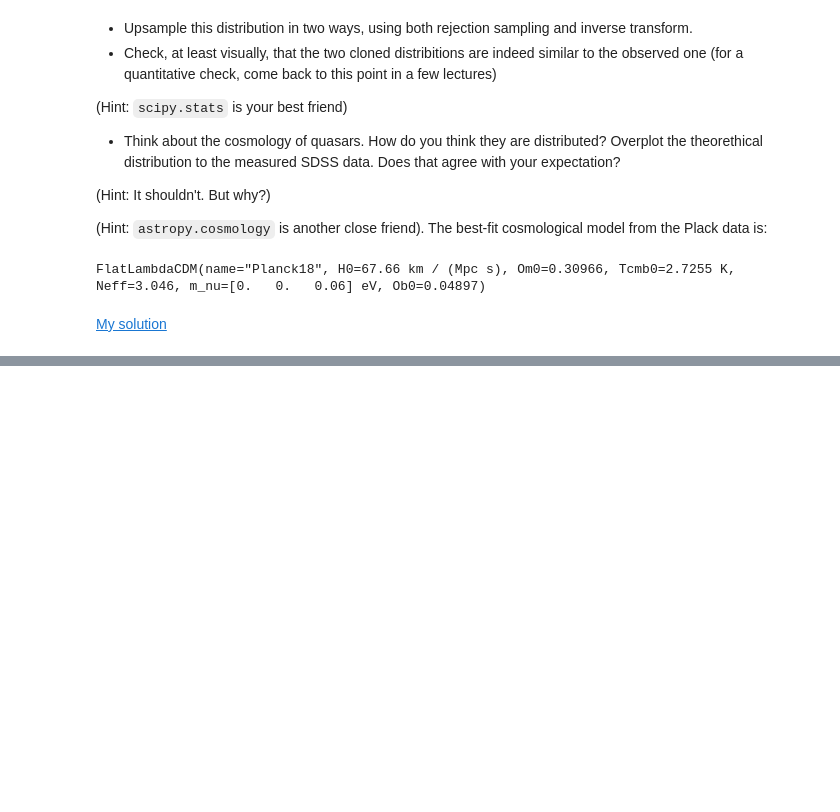
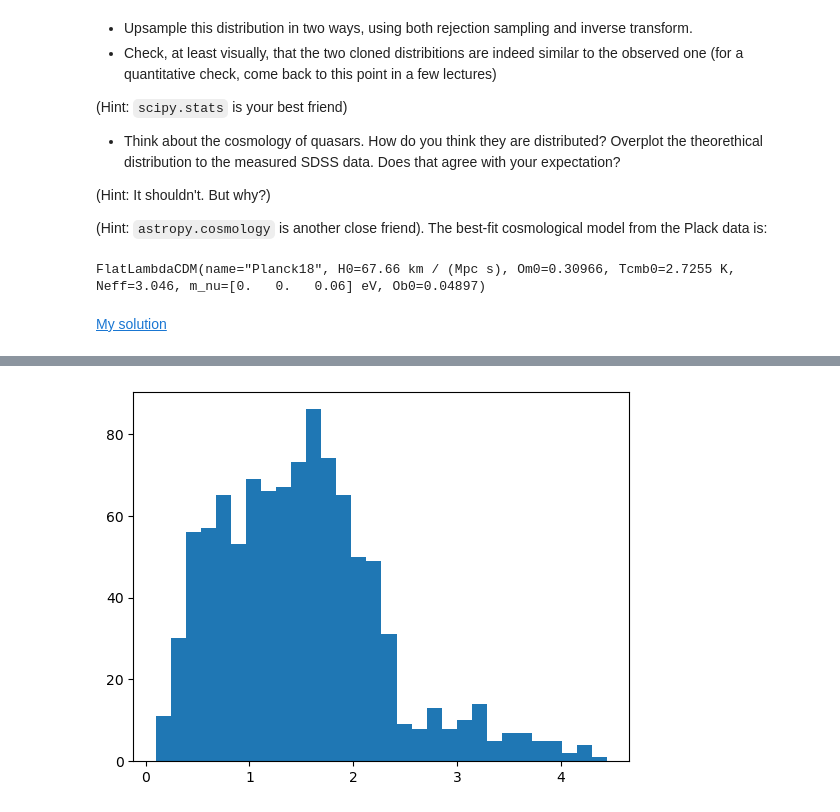
Before and after one commit to aadufour/astrostatistics_bicocca_2025, a Jupyter notebook: lectures/L04_probability.ipynb, the cells around one changed output, grey strips where cells are left out. Cells and saved outputs as stored; diff of their text form; code cells hidden in the pictures; blank space fills up the shorter version.

```diff
--- a/lectures/L04_probability.ipynb
+++ b/lectures/L04_probability.ipynb
@@ -941,27 +941,31 @@ KeyboardInterrupt:
 # %%
 #-----INVERSE TRANSFORM---------
 def ecdf(x):
 
     sorted_data = np.sort(z)  # Sort the predefined data
     # Count how many values are less than or equal to `x`
     count = np.sum(sorted_data <= x)
     # ECDF value is the ratio of count to total number of data points
     return count / len(z)
 
 
 
-eps = np.random.uniform(0,1,100)
+eps = np.random.uniform(0,1,1000)
 
 # Example: Narrow the range of the search
 # min_bound = np.percentile(z, 1)  # 5th percentile
 # max_bound = np.percentile(z, 99) # 95th percentile
 
 # samples = [scipy.optimize.brentq(lambda x: ecdf(x) - e, min_bound, max_bound) for e in eps]
 
 
 # Using a vanilla root finder, which solves for cdf(h)=eps i.e. finds the zero of the function cdf(x)-eps
 #%% solving inverse cdf numerically using a root finder
 samples = [ scipy.optimize.brentq(lambda h: ecdf(h)-e, np.min(z), np.max(z)) for e in eps]
 
 plt.hist(samples, bins=30)  # Plot histogram of samples
 plt.show()
+
+#tempi di esecuzione lunghissimi (quasi 5 min per 1000 punti)
+# %% [output]
+[figure, added]
```
Also changed, not shown: parts of 2 cells of this notebook, 1 other file.
